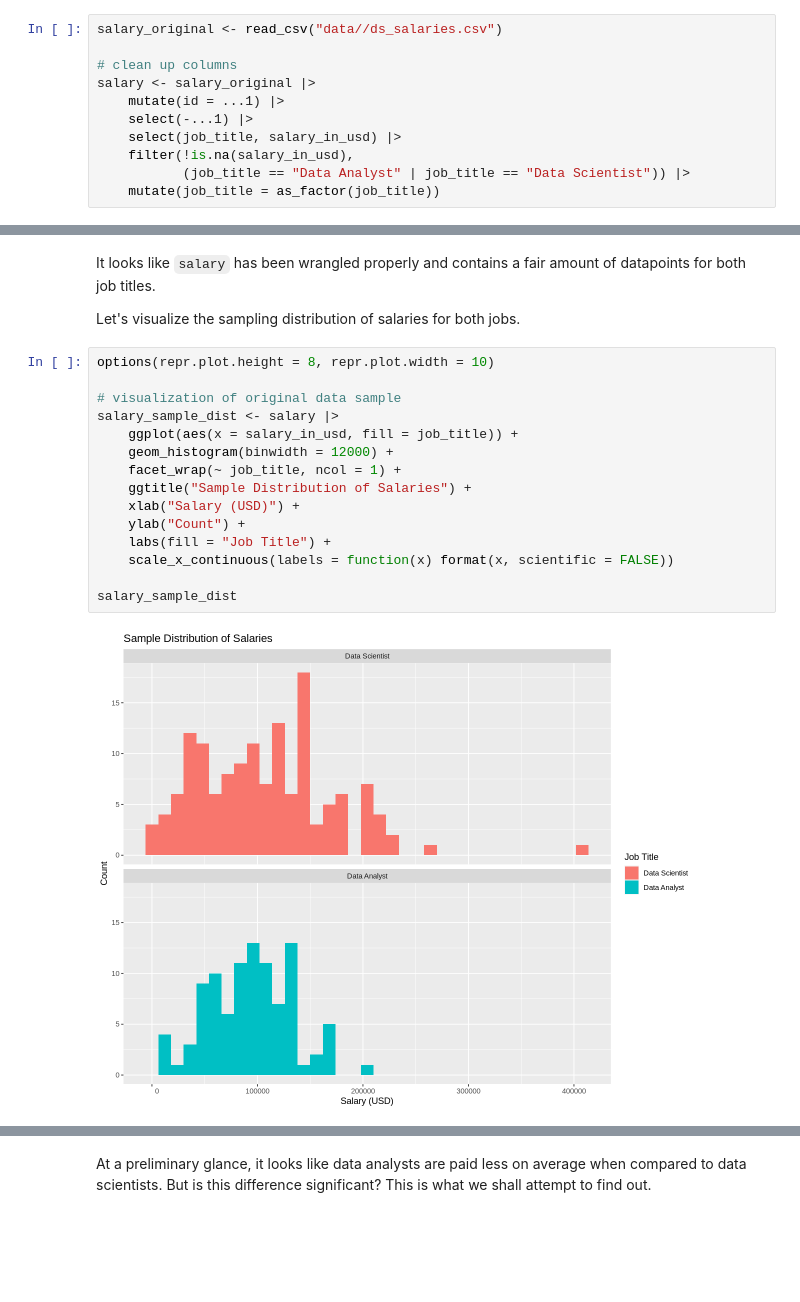
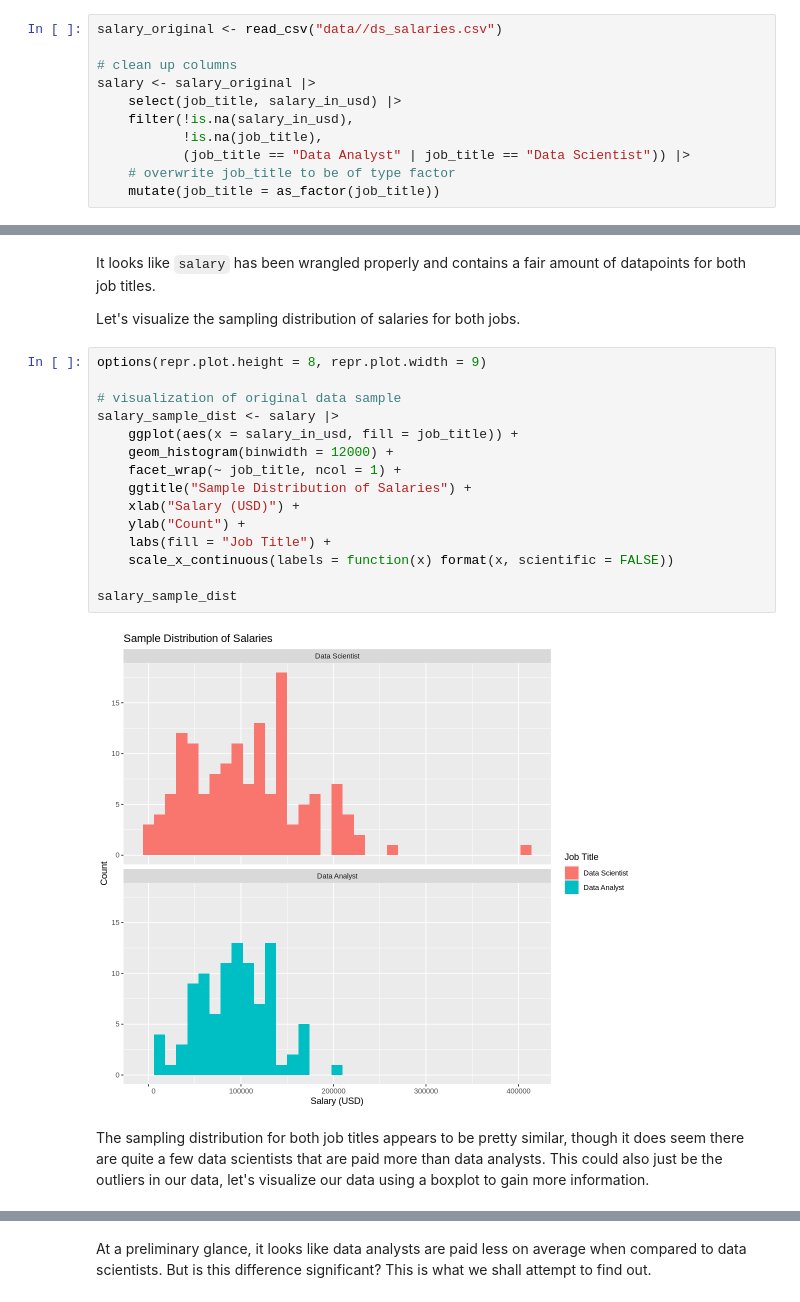
Before and after one commit to aaryan-rampal/stat-201-project, a Jupyter notebook: proposal.ipynb, the cells around one changed output, grey strips where cells are left out. Saved outputs shown, nothing was run; the diff lists cells and outputs as text; blank space fills up the shorter version.

```diff
--- a/proposal.ipynb
+++ b/proposal.ipynb
@@ -61,11 +60,11 @@ salary_original <- read_csv("data//ds_salaries.csv")
 
 # clean up columns
 salary <- salary_original |>
-    mutate(id = ...1) |>
-    select(-...1) |>
     select(job_title, salary_in_usd) |>
     filter(!is.na(salary_in_usd),
+           !is.na(job_title),
            (job_title == "Data Analyst" | job_title == "Data Scientist")) |>
+    # overwrite job_title to be of type factor
     mutate(job_title = as_factor(job_title))
 # %% [output]
 New names:
@@ -98,20 +97,22 @@ It looks like `salary` has been wrangled properly and contains a fair amount of
 
 Let's visualize the sampling distribution of salaries for both jobs.
 # %%
-options(repr.plot.height = 8, repr.plot.width = 10)
+options(repr.plot.height = 8, repr.plot.width = 9)
 
 # visualization of original data sample
 salary_sample_dist <- salary |>
     ggplot(aes(x = salary_in_usd, fill = job_title)) +
     geom_histogram(binwidth = 12000) +
     facet_wrap(~ job_title, ncol = 1) +
     ggtitle("Sample Distribution of Salaries") +
     xlab("Salary (USD)") +
     ylab("Count") +
     labs(fill = "Job Title") +
     scale_x_continuous(labels = function(x) format(x, scientific = FALSE))
 
 salary_sample_dist
 # %% [output]
-[figure, old version]
+[figure, new version]
+# %% [markdown]
+The sampling distribution for both job titles appears to be pretty similar, though it does seem there are quite a few data scientists that are paid more than data analysts. This could also just be the outliers in our data, let's visualize our data using a boxplot to gain more information.
 # %%
```
Also changed, not shown: parts of 29 cells of this notebook.
